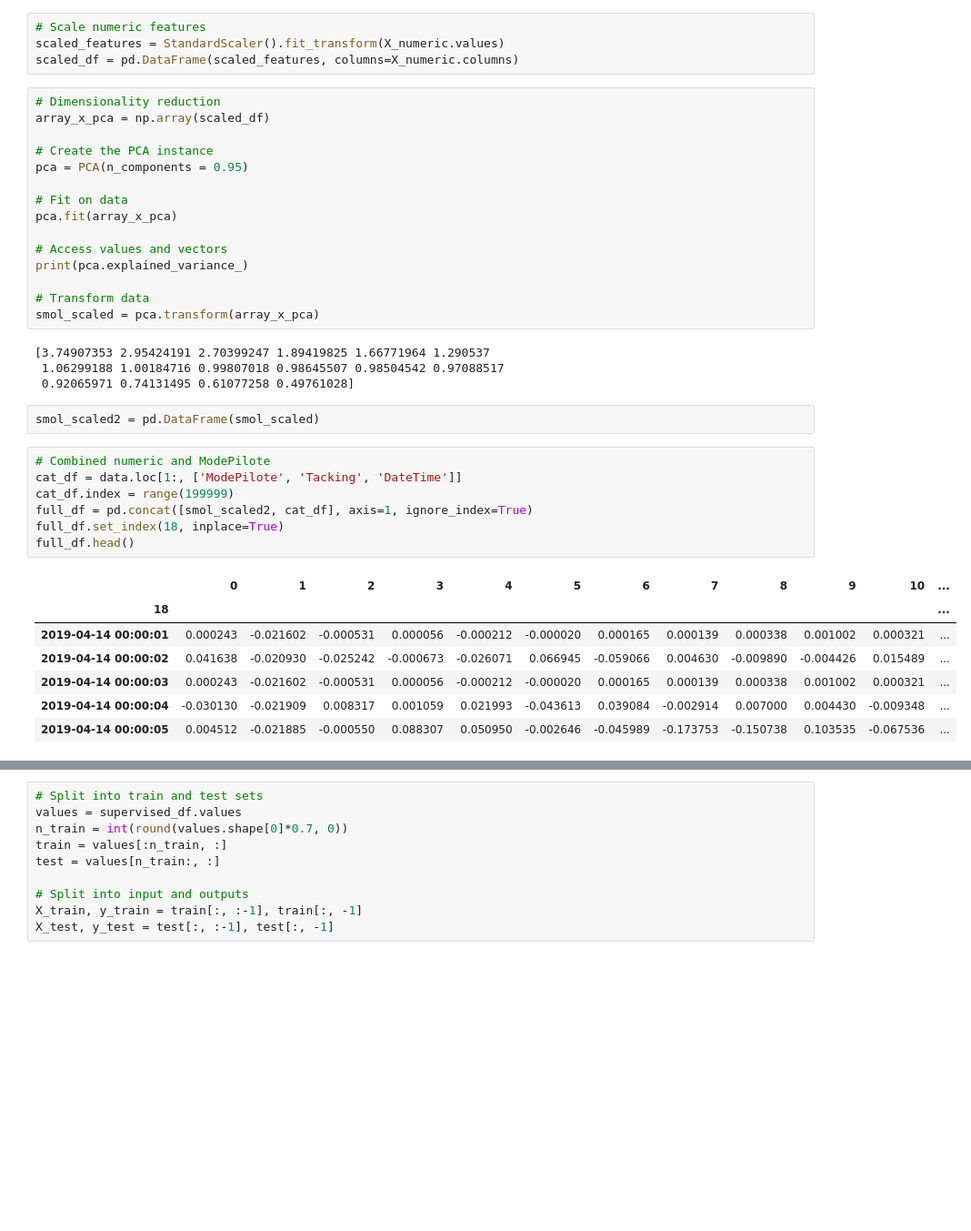
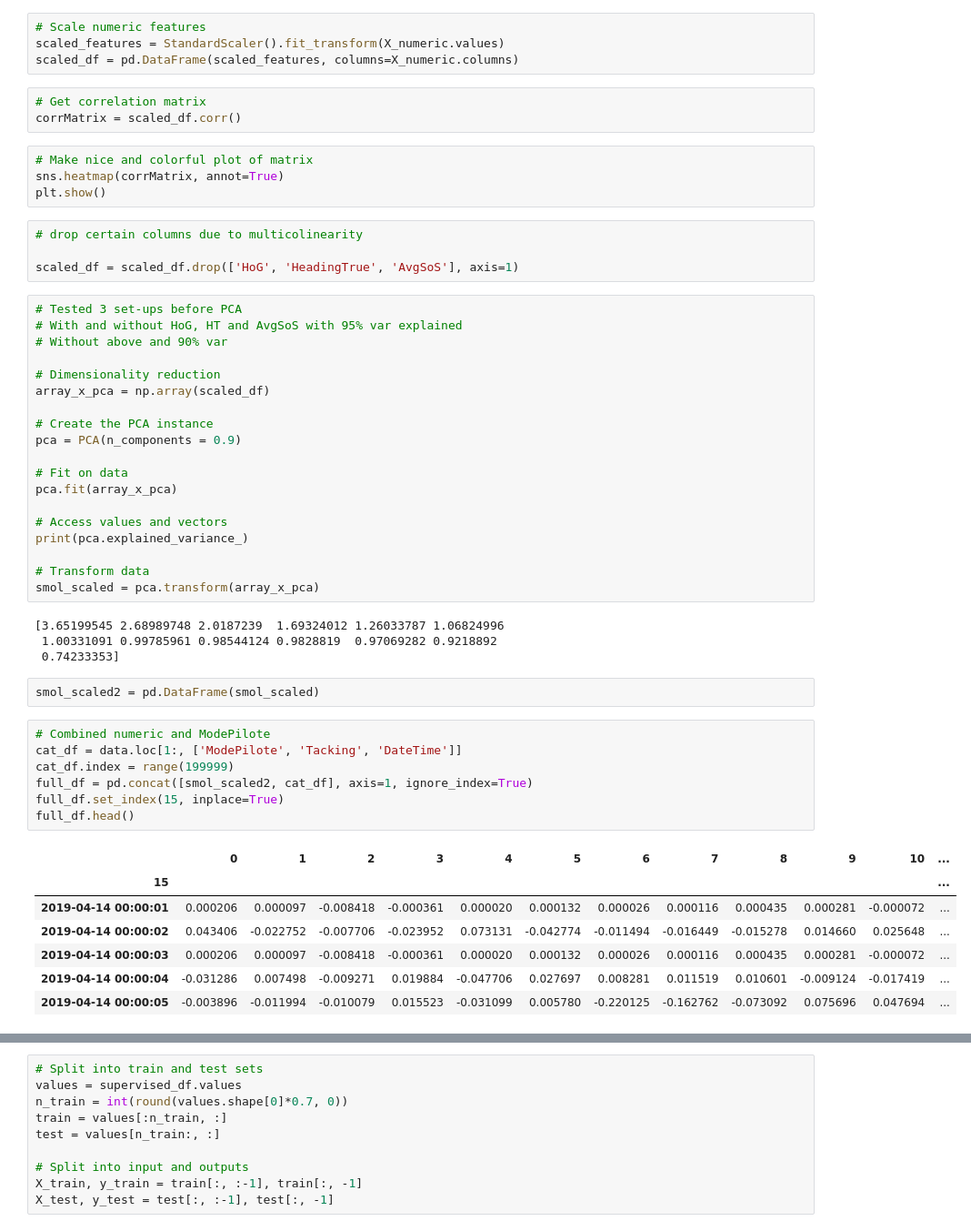
Before and after one commit to samuelthelaus/t-dab-exercise, a Jupyter notebook: final_round_project.ipynb, the cells around one changed output, grey strips where cells are left out. Shown at 91% size. Cells and saved outputs as stored; diff of their text form; blank space fills up the shorter version.

```diff
--- a/final_round_project.ipynb
+++ b/final_round_project.ipynb
@@ -312,12 +305,27 @@ See the caveats in the documentation: https://pandas.pydata.org/pandas-docs/stab
 # Scale numeric features
 scaled_features = StandardScaler().fit_transform(X_numeric.values)
 scaled_df = pd.DataFrame(scaled_features, columns=X_numeric.columns)
+# %%
+# Get correlation matrix
+corrMatrix = scaled_df.corr()
+# %%
+# Make nice and colorful plot of matrix
+sns.heatmap(corrMatrix, annot=True)
+plt.show()
+# %%
+# drop certain columns due to multicolinearity
+
+scaled_df = scaled_df.drop(['HoG', 'HeadingTrue', 'AvgSoS'], axis=1)
 # %%
+# Tested 3 set-ups before PCA
+# With and without HoG, HT and AvgSoS with 95% var explained
+# Without above and 90% var
+
 # Dimensionality reduction
 array_x_pca = np.array(scaled_df)
 
 # Create the PCA instance
-pca = PCA(n_components = 0.95)
+pca = PCA(n_components = 0.9)
 
 # Fit on data
 pca.fit(array_x_pca)
@@ -328,26 +336,26 @@ print(pca.explained_variance_)
 # Transform data
 smol_scaled = pca.transform(array_x_pca)
 # %% [output]
-[3.74907353 2.95424191 2.70399247 1.89419825 1.66771964 1.290537
- 1.06299188 1.00184716 0.99807018 0.98645507 0.98504542 0.97088517
- 0.92065971 0.74131495 0.61077258 0.49761028]
+[3.65199545 2.68989748 2.0187239  1.69324012 1.26033787 1.06824996
+ 1.00331091 0.99785961 0.98544124 0.9828819  0.97069282 0.9218892
+ 0.74233353]
 # %%
 smol_scaled2 = pd.DataFrame(smol_scaled)
 # %%
 # Combined numeric and ModePilote
 cat_df = data.loc[1:, ['ModePilote', 'Tacking', 'DateTime']]
 cat_df.index = range(199999)
 full_df = pd.concat([smol_scaled2, cat_df], axis=1, ignore_index=True)
-full_df.set_index(18, inplace=True)
+full_df.set_index(15, inplace=True)
 full_df.head()
 # %% [output]
 |  | 0 | 1 | 2 | 3 | 4 | 5 | 6 | 7 | 8 | 9 | 10 | ... |
-| 18 |  |  |  |  |  |  |  |  |  |  |  | ... |
-| 2019-04-14 00:00:01 | 0.000243 | -0.021602 | -0.000531 | 0.000056 | -0.000212 | -0.000020 | 0.000165 | 0.000139 | 0.000338 | 0.001002 | 0.000321 | ... |
-| 2019-04-14 00:00:02 | 0.041638 | -0.020930 | -0.025242 | -0.000673 | -0.026071 | 0.066945 | -0.059066 | 0.004630 | -0.009890 | -0.004426 | 0.015489 | ... |
-| 2019-04-14 00:00:03 | 0.000243 | -0.021602 | -0.000531 | 0.000056 | -0.000212 | -0.000020 | 0.000165 | 0.000139 | 0.000338 | 0.001002 | 0.000321 | ... |
-| 2019-04-14 00:00:04 | -0.030130 | -0.021909 | 0.008317 | 0.001059 | 0.021993 | -0.043613 | 0.039084 | -0.002914 | 0.007000 | 0.004430 | -0.009348 | ... |
-| 2019-04-14 00:00:05 | 0.004512 | -0.021885 | -0.000550 | 0.088307 | 0.050950 | -0.002646 | -0.045989 | -0.173753 | -0.150738 | 0.103535 | -0.067536 | ... |
+| 15 |  |  |  |  |  |  |  |  |  |  |  | ... |
+| 2019-04-14 00:00:01 | 0.000206 | 0.000097 | -0.008418 | -0.000361 | 0.000020 | 0.000132 | 0.000026 | 0.000116 | 0.000435 | 0.000281 | -0.000072 | ... |
+| 2019-04-14 00:00:02 | 0.043406 | -0.022752 | -0.007706 | -0.023952 | 0.073131 | -0.042774 | -0.011494 | -0.016449 | -0.015278 | 0.014660 | 0.025648 | ... |
+| 2019-04-14 00:00:03 | 0.000206 | 0.000097 | -0.008418 | -0.000361 | 0.000020 | 0.000132 | 0.000026 | 0.000116 | 0.000435 | 0.000281 | -0.000072 | ... |
+| 2019-04-14 00:00:04 | -0.031286 | 0.007498 | -0.009271 | 0.019884 | -0.047706 | 0.027697 | 0.008281 | 0.011519 | 0.010601 | -0.009124 | -0.017419 | ... |
+| 2019-04-14 00:00:05 | -0.003896 | -0.011994 | -0.010079 | 0.015523 | -0.031099 | 0.005780 | -0.220125 | -0.162762 | -0.073092 | 0.075696 | 0.047694 | ... |
 # %%
 # Try with simple resampling to get more coarse data
 # Make Tacking binary again (slightly problematic)
```
Also changed, not shown: parts of 33 cells of this notebook, 1 other file.
